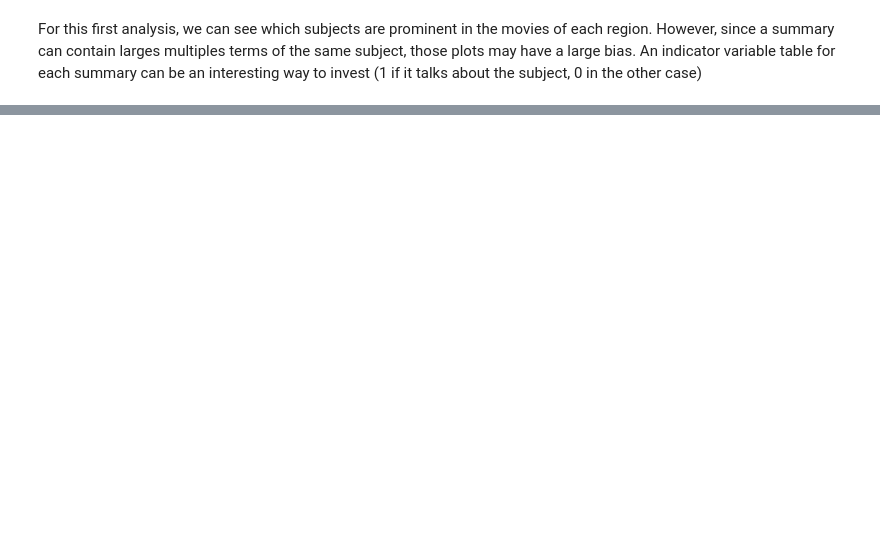
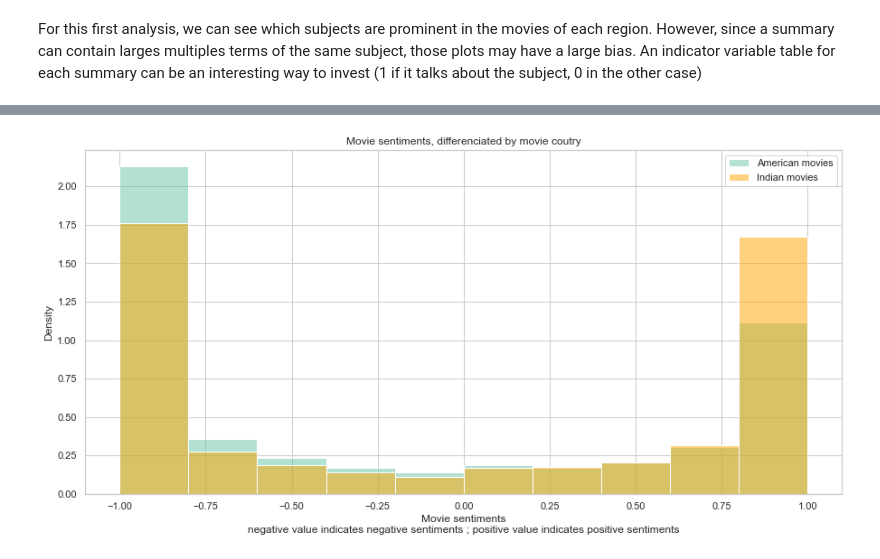
Before and after one commit to epfl-ada/ada-2022-project-badaboom, a Jupyter notebook: P2.ipynb, the cells around one changed output, grey strips where cells are left out. Cells and saved outputs as stored; diff of their text form; code cells hidden in the pictures; blank space fills up the shorter version.

Commit message:
added sentiments

```diff
--- a/P2.ipynb
+++ b/P2.ipynb
@@ -1202,0 +1213,14 @@ For this first analysis, we can see which subjects are prominent in the movies o
+# %%
+#can take up to 3min to run
+
+#defining analyzer
+analyzer = SentimentIntensityAnalyzer()
+
+#computing sentiments for each summary
+indian_sentiments = pd.DataFrame([analyzer.polarity_scores(summary) for summary in indian_summaries['summaries']])
+american_sentiments = pd.DataFrame([analyzer.polarity_scores(summary) for summary in american_summaries['summaries']])
+
+#adding wikipedia id for future merges
+indian_sentiments['wikipedia_movie_id']=indian_summaries['wikipedia_movie_id']
+american_sentiments['wikipedia_movie_id']=american_summaries['wikipedia_movie_id']
+indian_sentiments.head()
@@ -1202,0 +1234,11 @@ For this first analysis, we can see which subjects are prominent in the movies o
+# %%
+plt.figure(figsize=(15,7))
+
+sns.histplot(american_sentiments['compound'], alpha =.5, stat = 'density', bins = 10)
+sns.histplot(indian_sentiments['compound'], alpha=.5, color = 'orange', stat = 'density', bins = 10)
+plt.legend(labels=["American movies","Indian movies"])
+plt.xlabel('Movie sentiments\nnegative value indicates negative sentiments ; positive value indicates positive sentiments')
+plt.title('Movie sentiments, differenciated by movie coutry')
+plt.show()
+# %% [output]
+[figure, added]
```
Also changed, not shown: parts of 24 cells of this notebook.
